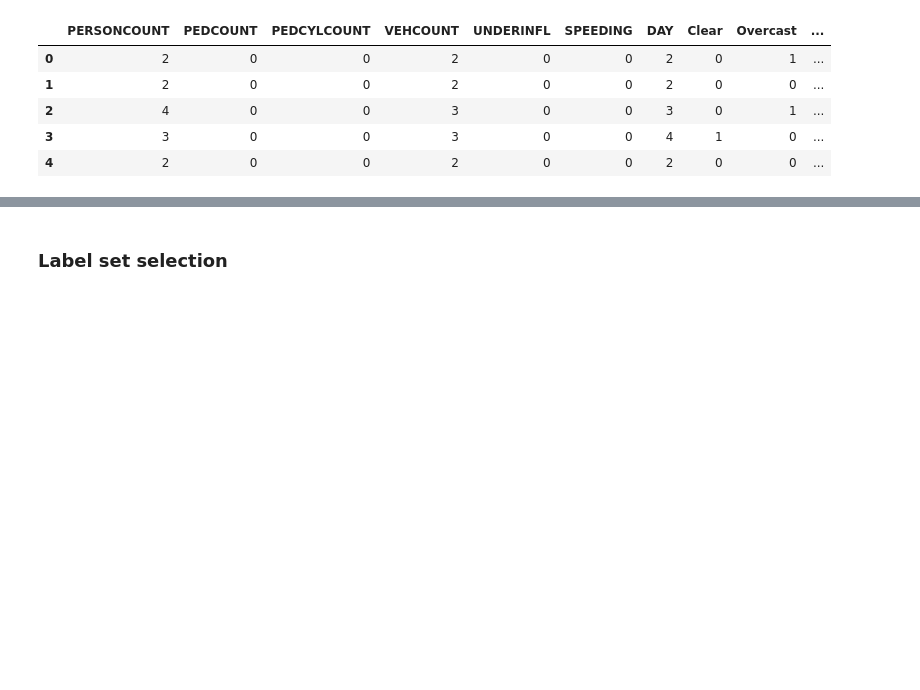
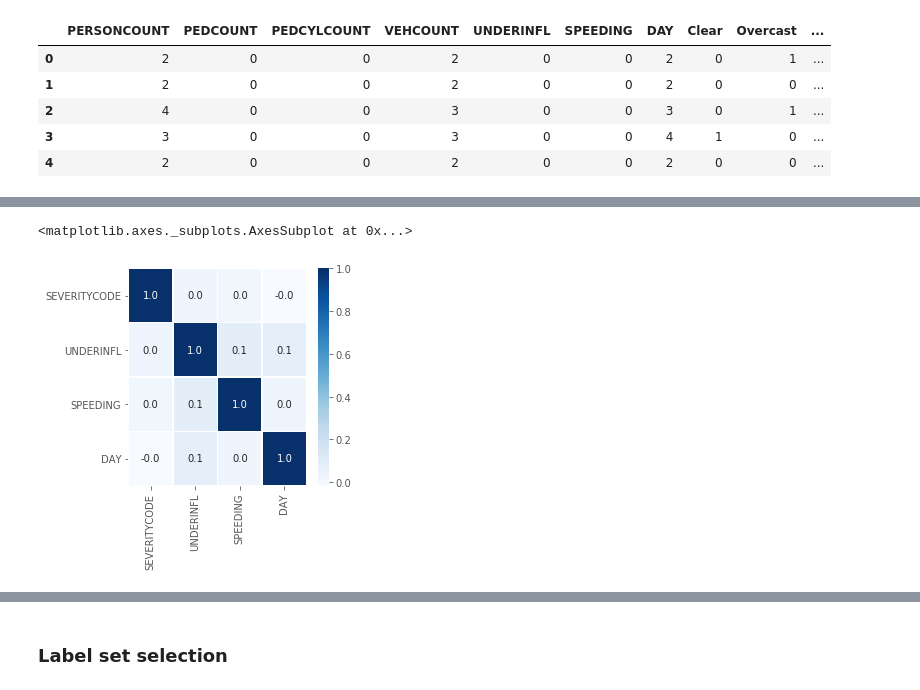
Before and after one commit to emrecanokten/coursera_capstone, a Jupyter notebook: Applied Data Science Capstone.ipynb, the cells around one changed output, grey strips where cells are left out. Saved outputs shown, nothing was run; the diff lists cells and outputs as text; code cells hidden in the pictures; blank space fills up the shorter version.

```diff
--- a/Applied Data Science Capstone.ipynb
+++ b/Applied Data Science Capstone.ipynb
@@ -428,0 +445,14 @@ X[0:5]
+# %%
+# for binary category variables
+
+df_corr2 = Feature[['UNDERINFL', 'SPEEDING', 'DAY']]
+df_corr2 = pd.concat([df_c['SEVERITYCODE'],df_corr2], axis=1)
+
+# plotting the correlation matrix
+
+sns.set_palette('deep')
+plt.figure(figsize = (4,4))
+sns.heatmap(df_corr2.corr(), annot = True, linewidths = .5, fmt = '.01f', cmap = 'Blues')
+# %% [output]
+<matplotlib.axes._subplots.AxesSubplot at 0x...>
+[figure, added]
```
Also changed, not shown: parts of 6 cells of this notebook.
